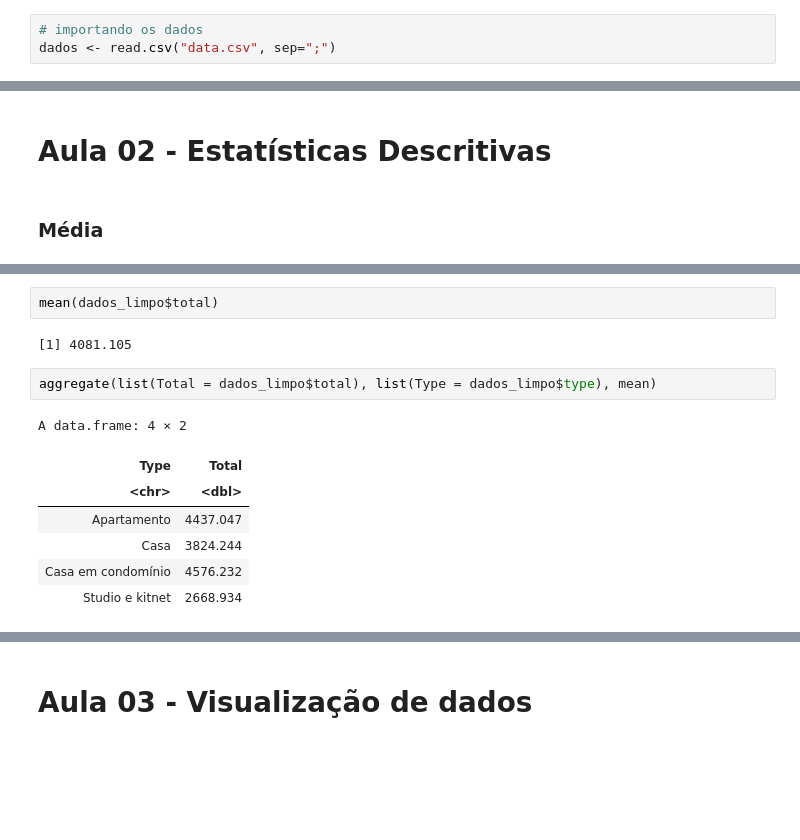
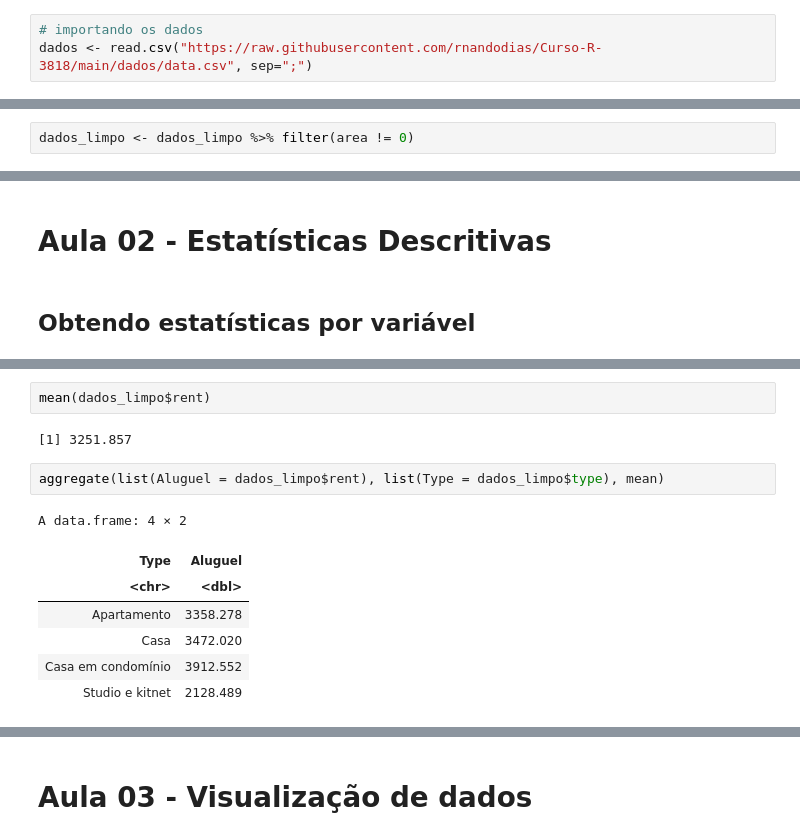
Before and after one commit to rnandodias/Curso-R-3818, a Jupyter notebook: Testando_o_projeto_Rodrigo.ipynb, the cells around one changed output, grey strips where cells are left out. Saved outputs shown, nothing was run; the diff lists cells and outputs as text; blank space fills up the shorter version.

```diff
--- a/Testando_o_projeto_Rodrigo.ipynb
+++ b/Testando_o_projeto_Rodrigo.ipynb
@@ -32,4 +32,4 @@ library(tidyverse)
 ℹ Use the conflicted package (<http://conflicted.r-lib.org/>) to force all conflicts to become errors
 # %%
 # importando os dados
-dados <- read.csv("data.csv", sep=";")
+dados <- read.csv("https://raw.githubusercontent.com/rnandodias/Curso-R-3818/main/dados/data.csv", sep=";")
@@ -135,3 +206,5 @@ sum(is.na(dados_limpo))
+# %%
+dados_limpo <- dados_limpo %>% filter(area != 0)
 # %% [markdown]
 ## Criando novas variáveis
 # %%
@@ -170,8 +243,8 @@ A data.frame: 6 × 10
 | 6 | Rua Domingos Paiva | Brás | 50 | 2 | 1 | Apartamento | 3800 | 4587 | 76.00000 | ... |
 # %% [markdown]
 # Aula 02 - Estatísticas Descritivas
-# %% [markdown]
-### Média
+# %% [markdown]
+## Obtendo estatísticas por variável
 # %%
 head(dados_limpo)
 # %% [output]
@@ -185,16 +258,16 @@ A data.frame: 6 × 10
 | 5 | Rua Barata Ribeiro | Bela Vista | 19 | 1 | 0 | Studio e kitnet | 4000 | 4654 | 210.52632 | ... |
 | 6 | Rua Domingos Paiva | Brás | 50 | 2 | 1 | Apartamento | 3800 | 4587 | 76.00000 | ... |
 # %%
-mean(dados_limpo$total)
+mean(dados_limpo$rent)
 # %% [output]
-[1] 4081.105
+[1] 3251.857
 # %%
-aggregate(list(Total = dados_limpo$total), list(Type = dados_limpo$type), mean)
+aggregate(list(Aluguel = dados_limpo$rent), list(Type = dados_limpo$type), mean)
 # %% [output]
 A data.frame: 4 × 2
-| Type | Total |
+| Type | Aluguel |
 | <chr> | <dbl> |
-| Apartamento | 4437.047 |
-| Casa | 3824.244 |
-| Casa em condomínio | 4576.232 |
-| Studio e kitnet | 2668.934 |
+| Apartamento | 3358.278 |
+| Casa | 3472.020 |
+| Casa em condomínio | 3912.552 |
+| Studio e kitnet | 2128.489 |
```
Also changed, not shown: parts of 77 cells of this notebook.
